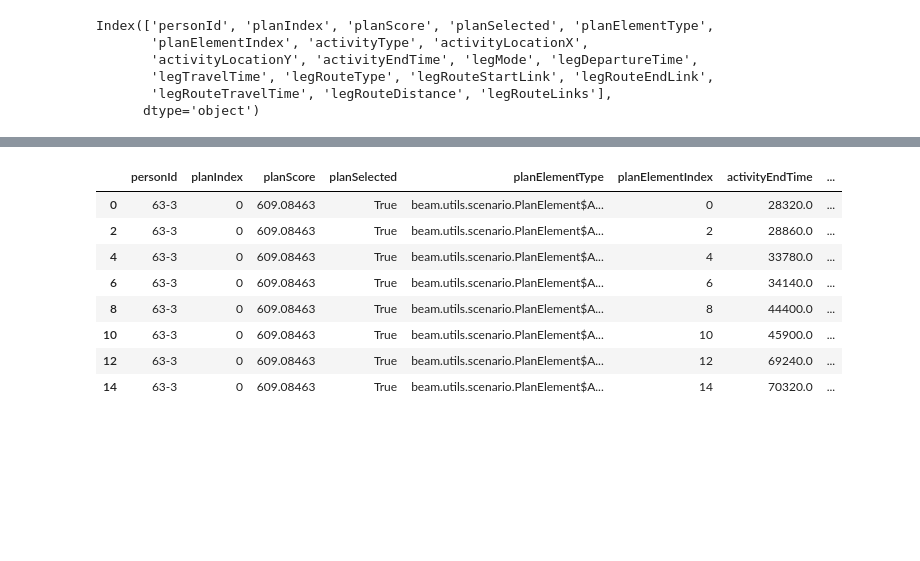
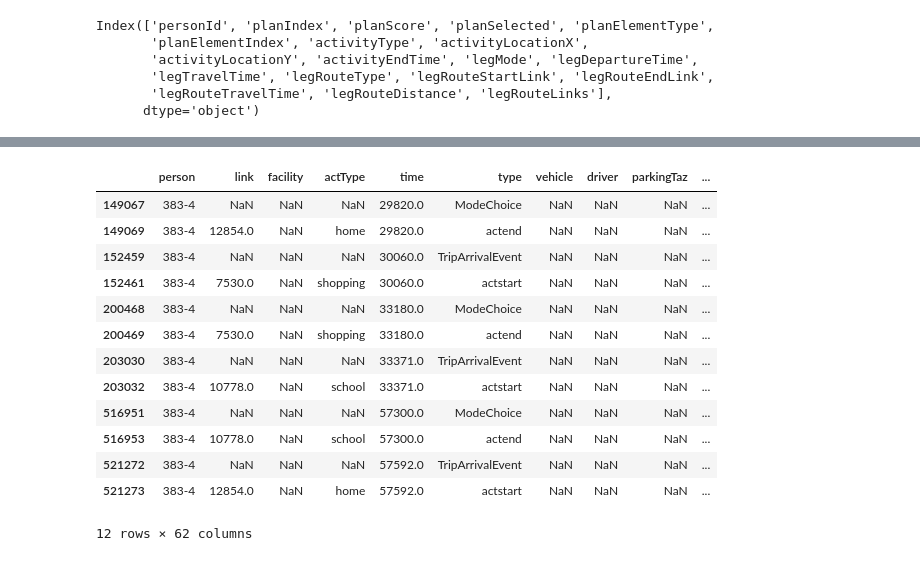
Before and after one commit to vsgo222/beam, a Jupyter notebook: output_analysis/Comparison across iterations.ipynb, the cells around one changed output, grey strips where cells are left out. Saved outputs shown, nothing was run; the diff lists cells and outputs as text; code cells hidden in the pictures; blank space fills up the shorter version.

Commit message:
Output Analysis Script Updated

```diff
--- a/output_analysis/Comparison across iterations.ipynb
+++ b/output_analysis/Comparison across iterations.ipynb
@@ -4,4 +4,4 @@ import numpy as np
 import os
 from pathlib import Path
 # %%
-BASE_DIR = Path.cwd()
+sim_output="updated-mc-coefficient-new-tpcm-utility-calculation-trial-2__hsp"
@@ -23,0 +11,3 @@ array(['63-3', '63-7', '131-2', '320-1', 'ix-320-2'], dtype=object)
+# %%
+null_mode_agents=np.append(null_mode_agents,'383-4')
+null_mode_agents
@@ -125,12 +137,17 @@ plans_iter_0[plans_iter_0['personId']=='63-3']
-# %%
-plans_0[plans_0['personId']=='63-3']
-# %% [output]
-|  | personId | planIndex | planScore | planSelected | planElementType | planElementIndex | activityEndTime | ... |
-| 0 | 63-3 | 0 | 609.08463 | True | beam.utils.scenario.PlanElement$A... | 0 | 28320.0 | ... |
-| 2 | 63-3 | 0 | 609.08463 | True | beam.utils.scenario.PlanElement$A... | 2 | 28860.0 | ... |
-| 4 | 63-3 | 0 | 609.08463 | True | beam.utils.scenario.PlanElement$A... | 4 | 33780.0 | ... |
-| 6 | 63-3 | 0 | 609.08463 | True | beam.utils.scenario.PlanElement$A... | 6 | 34140.0 | ... |
-| 8 | 63-3 | 0 | 609.08463 | True | beam.utils.scenario.PlanElement$A... | 8 | 44400.0 | ... |
-| 10 | 63-3 | 0 | 609.08463 | True | beam.utils.scenario.PlanElement$A... | 10 | 45900.0 | ... |
-| 12 | 63-3 | 0 | 609.08463 | True | beam.utils.scenario.PlanElement$A... | 12 | 69240.0 | ... |
-| 14 | 63-3 | 0 | 609.08463 | True | beam.utils.scenario.PlanElement$A... | 14 | 70320.0 | ... |
+# %%
+events_iter_8[events_iter_8['person']=='383-4']
+# %% [output]
+|  | person | link | facility | actType | time | type | vehicle | driver | parkingTaz | ... |
+| 149067 | 383-4 | NaN | NaN | NaN | 29820.0 | ModeChoice | NaN | NaN | NaN | ... |
+| 149069 | 383-4 | 12854.0 | NaN | home | 29820.0 | actend | NaN | NaN | NaN | ... |
+| 152459 | 383-4 | NaN | NaN | NaN | 30060.0 | TripArrivalEvent | NaN | NaN | NaN | ... |
+| 152461 | 383-4 | 7530.0 | NaN | shopping | 30060.0 | actstart | NaN | NaN | NaN | ... |
+| 200468 | 383-4 | NaN | NaN | NaN | 33180.0 | ModeChoice | NaN | NaN | NaN | ... |
+| 200469 | 383-4 | 7530.0 | NaN | shopping | 33180.0 | actend | NaN | NaN | NaN | ... |
+| 203030 | 383-4 | NaN | NaN | NaN | 33371.0 | TripArrivalEvent | NaN | NaN | NaN | ... |
+| 203032 | 383-4 | 10778.0 | NaN | school | 33371.0 | actstart | NaN | NaN | NaN | ... |
+| 516951 | 383-4 | NaN | NaN | NaN | 57300.0 | ModeChoice | NaN | NaN | NaN | ... |
+| 516953 | 383-4 | 10778.0 | NaN | school | 57300.0 | actend | NaN | NaN | NaN | ... |
+| 521272 | 383-4 | NaN | NaN | NaN | 57592.0 | TripArrivalEvent | NaN | NaN | NaN | ... |
+| 521273 | 383-4 | 12854.0 | NaN | home | 57592.0 | actstart | NaN | NaN | NaN | ... |
+12 rows × 62 columns
```
Also changed, not shown: parts of 29 cells of this notebook, 3 other files.
